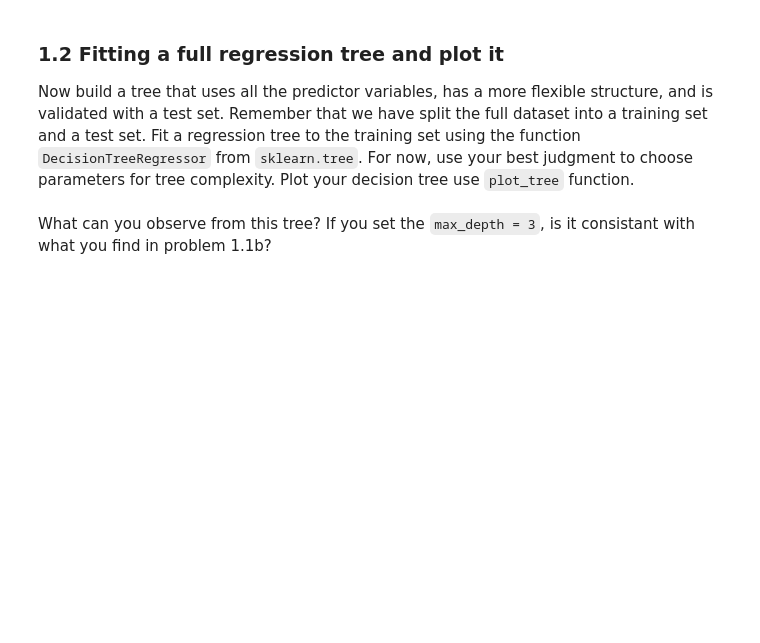
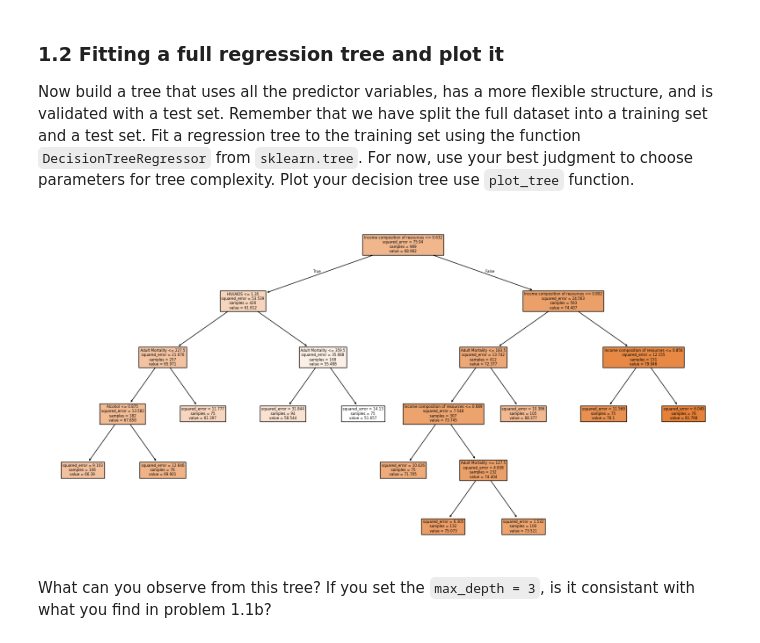
Before and after one commit to yaj0212/Introductory-Machine-Learning, a Jupyter notebook: assignments/assn3/assn3.ipynb, the cells around one changed output. Drawn from its saved outputs; the diff is of its cells as text; code cells hidden in the pictures; blank space fills up the shorter version.

```diff
--- a/assignments/assn3/assn3.ipynb
+++ b/assignments/assn3/assn3.ipynb
@@ -287,13 +295,17 @@ Now build a tree that uses all the predictor variables, has a more flexible stru
 # %%
 from sklearn import tree
 
 ### Your code starts here
 # tree parameters go inside the first set of parentheses and the training data
 # goes in the second set of parentheses
-dtree = tree.DecisionTreeRegressor()
+dtree = tree.DecisionTreeRegressor(min_samples_leaf = 75, random_state = 42)
 dtree = dtree.fit(X_train, y_train)
-ytrain_pred = dtree.predict(X_train)
-ytest_pred = dtree.predict(X_test)
+
+plt.figure(figsize=(20, 10))
+tree.plot_tree(dtree, filled = True, feature_names = X_train.columns)
+plt.show()
+# %% [output]
+[figure, added]
 # %% [markdown]
 What can you observe from this tree? If you set the `max_depth = 3`, is it consistant with what you find in problem 1.1b?
 # %%
```
Also changed, not shown: parts of 10 cells of this notebook.
